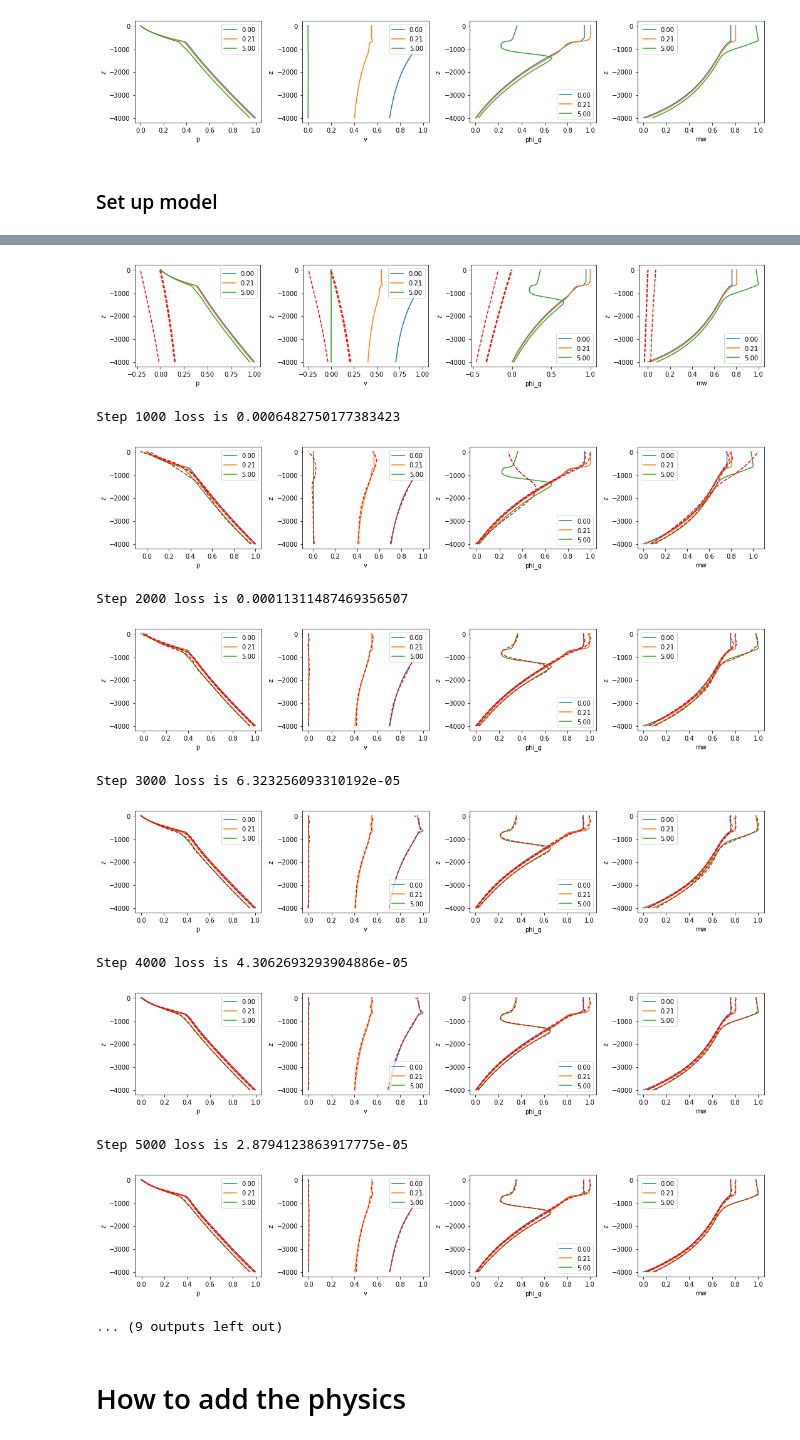
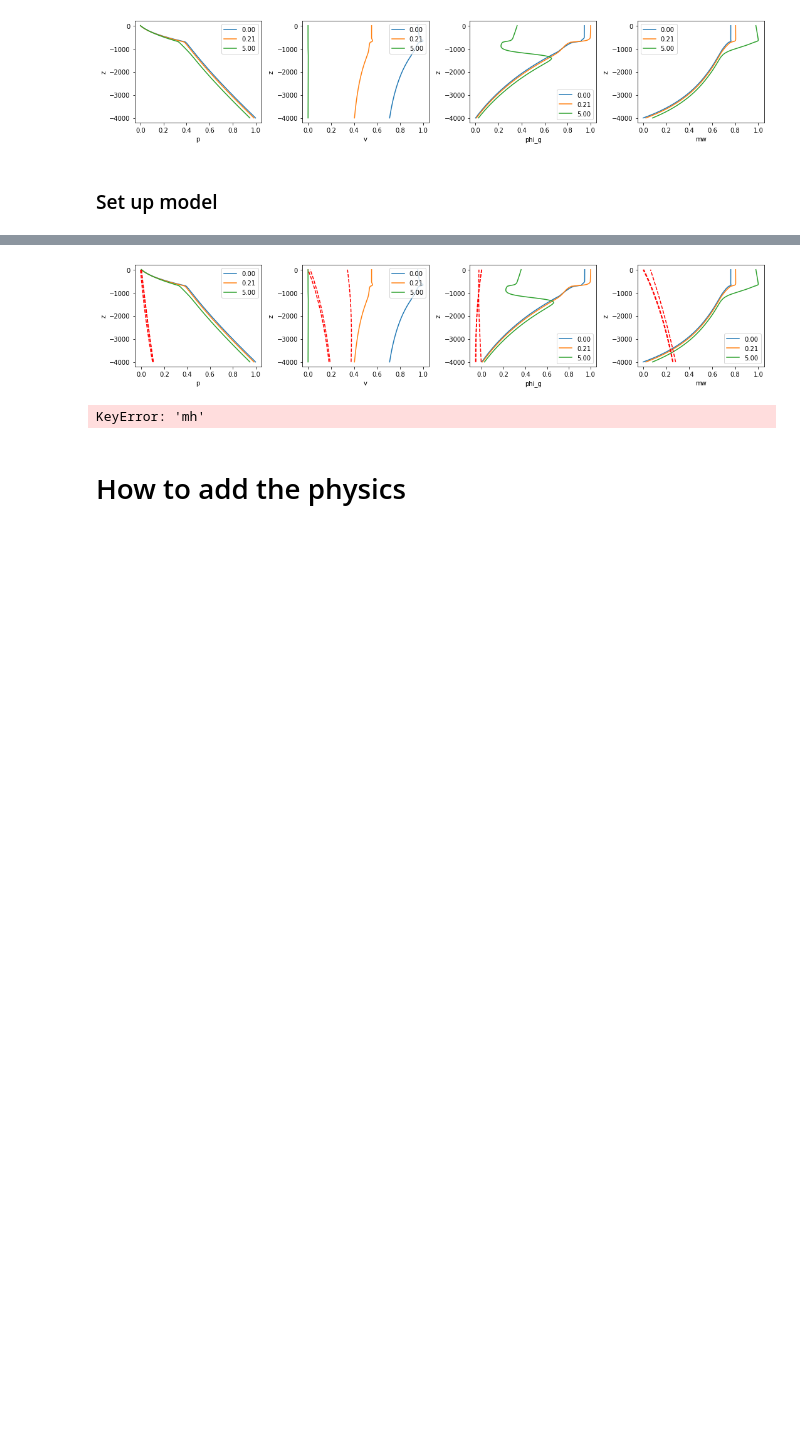
Before and after one commit to bmullet/neural_conduit, a Jupyter notebook: Neural_tdc.ipynb, the cells around one changed output, grey strips where cells are left out. Cells and saved outputs as stored; diff of their text form; code cells hidden in the pictures; blank space fills up the shorter version.

```diff
--- a/Neural_tdc.ipynb
+++ b/Neural_tdc.ipynb
@@ -315,7 +327,7 @@ def get_physics(y, v, dvdy, modelparams):
   # Feel free to rename these variables/use as desired!
 
   ####### YING QI'S CODE HERE #############
-  F, msl, mh2o, mco2, iplug, mbe, phi, h2o, co2, rho = ssc(z, conduit_variables, conduit_gradients, modelparams)
+  F, msl, mh2o, mco2, iplug, mbe, phi, h2o, co2, rho = domegoveqn.ssc(z, conduit_variables, conduit_gradients, modelparams)
 
 
   #########################################
@@ -344,7 +356,7 @@ def conduit_loss(y, v, dvdy, c, iteration):
     loss_multipliers = tf.constant([1, 1, 1, 1], dtype=tf.float32)
 
     # F should be (Nx4), for the 4 governing equations
-    F = get_physics(y, v, dvdy, modelparams)
+    F = get_physics(y, v, dvdy, c.model_params)
 
     # loss_multipliers will broadcast to multiply F
     physics_loss = tf.reduce_mean(tf.square(F*loss_multipliers))
@@ -415,7 +427,7 @@ def train(model, y, c, loss_func):
       c.plot(out_array2=v.numpy())
 # %%
 N_ITER=100000
-N_DATA_STEPS=10000
+N_DATA_STEPS=1000
 
 conduit_nn = PDENeuralNet(N_INPUTS,N_OUTPUTS) # First output is pressure, second is u
 
@@ -426,15 +437,5 @@ Step 0 loss is 0.34793710708618164
-[figure, old version]
+[figure, new version]
-Step 1000 loss is 0.0006482750177383423
+KeyError: 'mh'
-[figure, removed]
-Step 2000 loss is 0.00011311487469356507
-[figure, removed]
-Step 3000 loss is 6.323256093310192e-05
-[figure, removed]
-Step 4000 loss is 4.3062693293904886e-05
-[figure, removed]
-Step 5000 loss is 2.8794123863917775e-05
-[figure, removed]
-... (9 outputs left out)
 # %% [markdown]
 # How to add the physics
 # %% [markdown]
```
Also changed, not shown: parts of 4 cells of this notebook.
